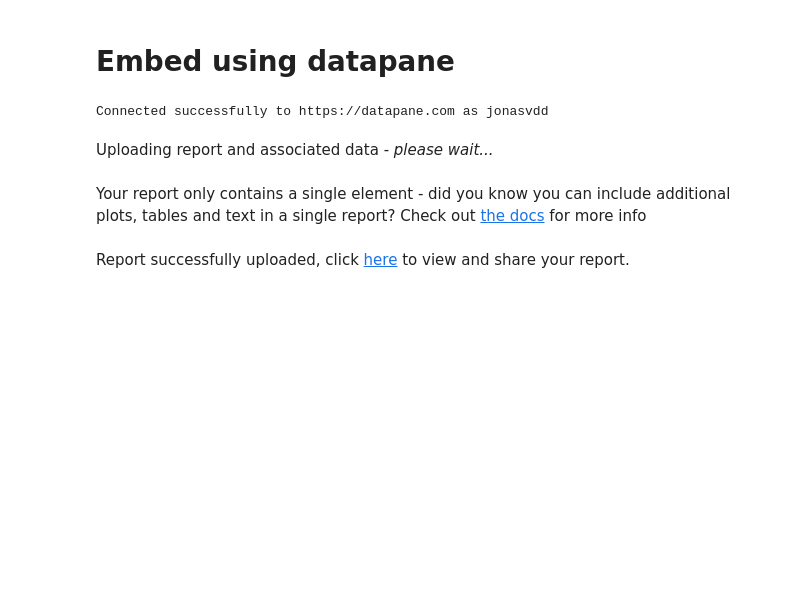
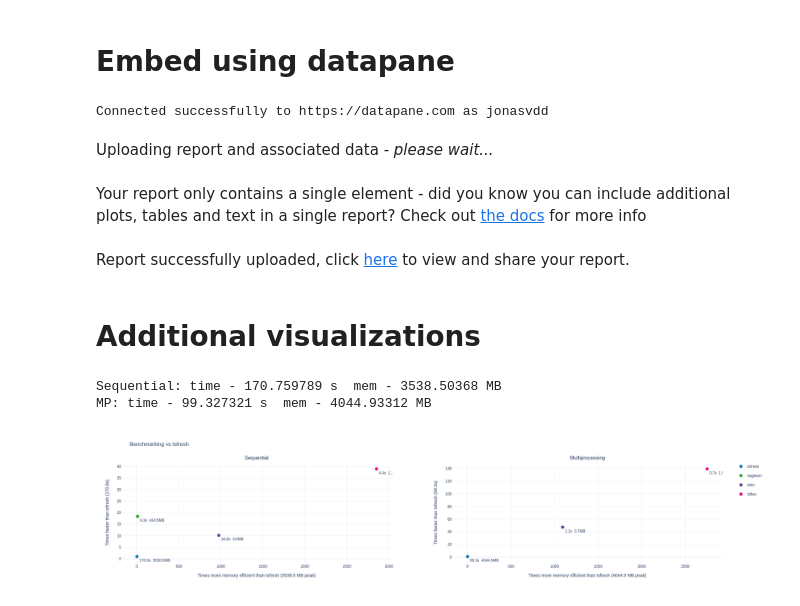
Before and after one commit to predict-idlab/tsflex-benchmarking, a Jupyter notebook: code/benchmark_visualizations.ipynb, the cells around one changed output. Drawn from its saved outputs; the diff is of its cells as text; code cells hidden in the pictures; blank space fills up the shorter version.

Commit message:
:fire: add benchmarks vs tsfresh

```diff
--- a/code/benchmark_visualizations.ipynb
+++ b/code/benchmark_visualizations.ipynb
@@ -362,3 +362,71 @@ report.upload(name='tsflex_benchmark_v2') #Publish the report
 Uploading report and associated data - *please wait...*
 Your report only contains a single element - did you know you can include additional plots, tables and text in a single report? Check out [the docs](https://docs.datapane.com/reports/blocks/layout-pages-and-selects) for more info
 Report successfully uploaded, click [here](https://datapane.com/u/jonasvdd/reports/dkjVy5k/tsflex-benchmark-v2/) to view and share your report.
+# %% [markdown]
+# Additional visualizations
+# %%
+df_mem, _ = benchmark_dict["tsfresh_sequential"]
+max_mem = df_mem.filter(like='args.rss').max() / 1e6
+sequential_mem_baseline = max_mem.median()
+nan_masks = df_mem.filter(like='args.rss').notna().values
+end_times = np.array([df_mem[nan_masks[:, i]].index[-1].total_seconds() for i in range(20)])
+sequential_time_baseline = np.median(end_times)
+
+df_mem, _ = benchmark_dict["tsfresh_mp"]
+max_mem = df_mem.filter(like='args.rss').max() / 1e6
+mp_mem_baseline = max_mem.median()
+nan_masks = df_mem.filter(like='args.rss').notna().values
+end_times = np.array([df_mem[nan_masks[:, i]].index[-1].total_seconds() for i in range(20)])
+mp_time_baseline = np.median(end_times)
+
+print("Sequential: time -", sequential_time_baseline, "s  mem -", sequential_mem_baseline, "MB")
+print("MP: time -", mp_time_baseline, "s  mem -", mp_mem_baseline, "MB")
+
+
+fig = make_subplots(rows=1, cols=2, subplot_titles=["Sequential", "Multiprocessing"])
+
+for configuration, (df_mem, _) in benchmark_dict.items():
+    library = configuration.split("_")[0]
+    max_mem = df_mem.filter(like='args.rss').max() / 1e6
+    nan_masks = df_mem.filter(like='args.rss').notna().values
+    end_times = np.array([df_mem[nan_masks[:, i]].index[-1].total_seconds() for i in range(20)])
+    if configuration.endswith("_sequential") or configuration == "seglearn":
+        fig.add_trace(
+            go.Scatter(
+                x=[sequential_mem_baseline / max_mem.median()],
+                y=[sequential_time_baseline / np.median(end_times)],
+                line_color=colors[library_list.index(library)], marker_size=10, mode='markers+text',
+                name=library, legendgroup=library,
+                hovertext=f"med peak memory: {round(max_mem.median(),2)}MB, med time: {round(np.median(end_times),2)}s",
+                text=[f"{round(np.median(end_times),1)}s  {round(max_mem.median(),1)}MB"], textposition="bottom right"
+            ), row=1, col=1,
+        )
+    elif configuration.endswith("_mp"):
+        fig.add_trace(
+            go.Scatter(
+                x=[mp_mem_baseline / max_mem.median()],
+                y=[mp_time_baseline / np.median(end_times)],
+                line_color=colors[library_list.index(library)], marker_size=10, mode='markers+text',
+                name=library, legendgroup=library, showlegend=False,
+                hovertext=f"med peak memory: {round(max_mem.median(),2)}MB, med time: {round(np.median(end_times),2)}s",
+                text=[f"{round(np.median(end_times),1)}s  {round(max_mem.median(),1)}MB"], textposition="bottom right"
+            ), row=1, col=2,
+        )
+
+# fig.update_yaxes(type="log")
+# fig.update_xaxes(type="log")
+fig.update_layout(
+    template="plotly_white",
+    title="Benchmarking vs tsfresh",
+    xaxis1_title=f"Times more memory efficient than tsfresh ({round(sequential_mem_baseline,1)} MB peak)",
+    xaxis2_title=f"Times more memory efficient than tsfresh ({round(mp_mem_baseline,1)} MB peak)",
+    yaxis1_title=f"Times faster than tsfresh ({round(sequential_time_baseline,1)}s)",
+    yaxis2_title=f"Times faster than tsfresh ({round(mp_time_baseline,1)}s)",
+    width=1200, height=500,
+    autosize=False,
+)
+fig.show()
+# %% [output]
+Sequential: time - 170.759789 s  mem - 3538.50368 MB
+MP: time - 99.327321 s  mem - 4044.93312 MB
+[figure, added]
```
Also changed, not shown: parts of 3 cells of this notebook, 1 other file.
